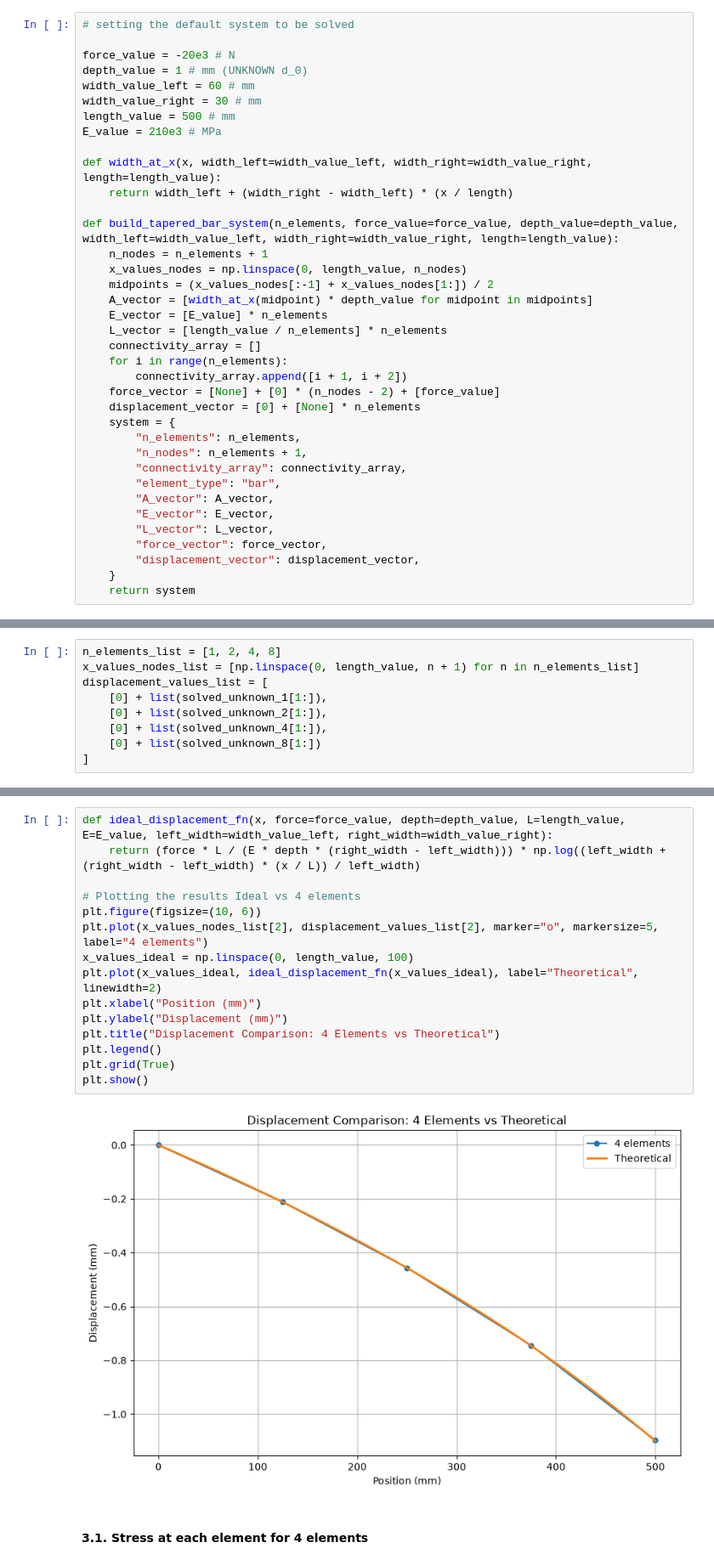
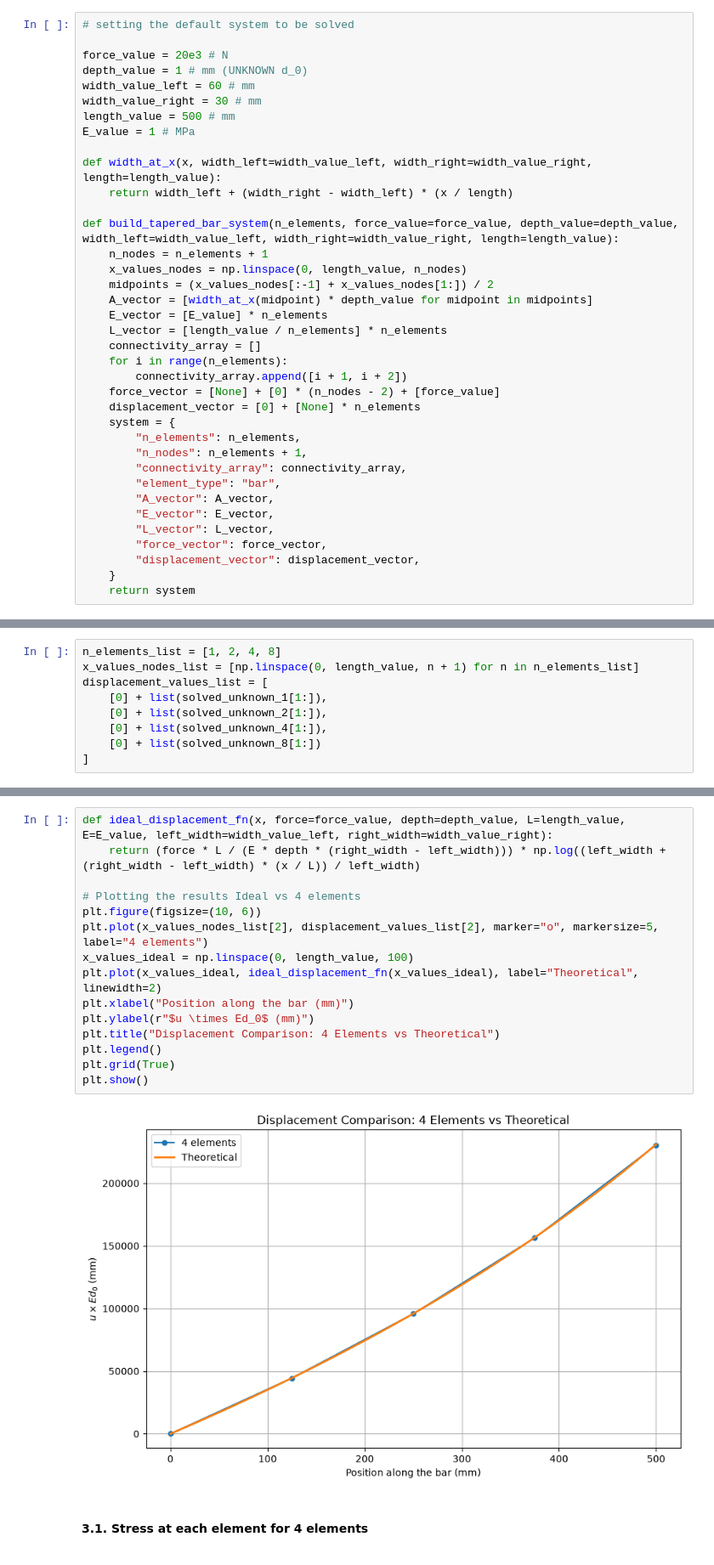
Before and after one commit to AdhilshaA/FEM_coursework, a Jupyter notebook: lab/lab_1.ipynb, the cells around one changed output, grey strips where cells are left out. Shown at 85% size. Drawn from its saved outputs; the diff is of its cells as text.

```diff
--- a/lab/lab_1.ipynb
+++ b/lab/lab_1.ipynb
@@ -426,12 +426,12 @@ def FEM_direct_stiffness_method_general(system_txt_file=None, system=None, only_
 # %%
 # setting the default system to be solved
 
-force_value = -20e3 # N
+force_value = 20e3 # N
 depth_value = 1 # mm (UNKNOWN d_0)
 width_value_left = 60 # mm
 width_value_right = 30 # mm
 length_value = 500 # mm
-E_value = 210e3 # MPa
+E_value = 1 # MPa
 
 def width_at_x(x, width_left=width_value_left, width_right=width_value_right, length=length_value):
     return width_left + (width_right - width_left) * (x / length)
@@ -658,20 +670,20 @@ plt.show()
 # %%
 def ideal_displacement_fn(x, force=force_value, depth=depth_value, L=length_value, E=E_value, left_width=width_value_left, right_width=width_value_right):
     return (force * L / (E * depth * (right_width - left_width))) * np.log((left_width + (right_width - left_width) * (x / L)) / left_width)
 
 # Plotting the results Ideal vs 4 elements
 plt.figure(figsize=(10, 6))
 plt.plot(x_values_nodes_list[2], displacement_values_list[2], marker="o", markersize=5, label="4 elements")
 x_values_ideal = np.linspace(0, length_value, 100)
 plt.plot(x_values_ideal, ideal_displacement_fn(x_values_ideal), label="Theoretical", linewidth=2)
-plt.xlabel("Position (mm)")
-plt.ylabel("Displacement (mm)")
+plt.xlabel("Position along the bar (mm)")
+plt.ylabel(r"$u \times Ed_0$ (mm)")
 plt.title("Displacement Comparison: 4 Elements vs Theoretical")
 plt.legend()
 plt.grid(True)
 plt.show()
 # %% [output]
-[figure, old version]
+[figure, new version]
 # %% [markdown]
 #### 3.1. Stress at each element for 4 elements
 # %%
```
Also changed, not shown: parts of 10 cells of this notebook, 11 other files.
